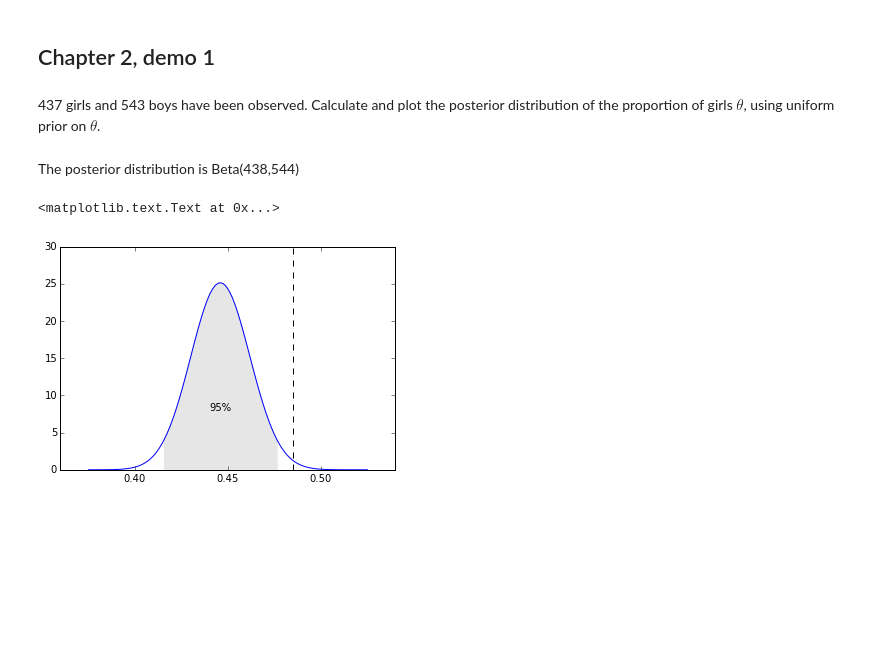
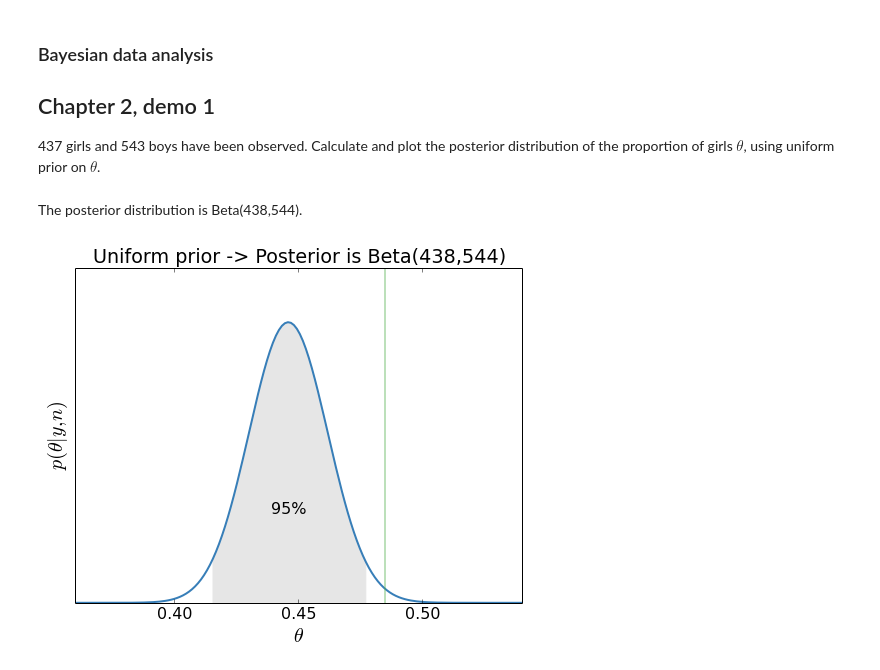
Before and after one commit to avehtari/BDA_py_demos, a Jupyter notebook: demos_ch2/demo2_1.ipynb, the cells around one changed output. Cells and saved outputs as stored; diff of their text form; code cells hidden in the pictures; blank space fills up the shorter version.

Commit message:
Make ch2 demos more pretty

```diff
--- a/demos_ch2/demo2_1.ipynb
+++ b/demos_ch2/demo2_1.ipynb
@@ -3,6 +1,7 @@
-# %% [markdown]
-## Chapter 2, demo 1
 # %% [markdown]
+### Bayesian data analysis
+## Chapter 2, demo 1
+
 437 girls and 543 boys have been observed. Calculate and plot the posterior distribution of the proportion of girls $\theta $, using
 uniform prior on $\theta $.
 # %%
@@ -16,29 +15,45 @@ import matplotlib.pyplot as plt
 import numpy as np
 # Scipy contains various scietific tools, such as beta distribution
 from scipy.stats import beta
+# %%
+# Edit default plot settings (colours from colorbrewer2.org)
+plt.rc('figure', figsize=(8,6))
+plt.rc('font', size=16)
+plt.rc('lines', color='#377eb8', linewidth=2)
+plt.rc('axes', color_cycle=('#377eb8','#e41a1c','#4daf4a',
+                            '#984ea3','#ff7f00','#ffff33'))
 # %% [markdown]
-The posterior distribution is Beta(438,544)
+The posterior distribution is Beta(438,544).
 # %%
-# Create grid of 100 points from 0.375 to 0.525
-x = np.linspace(0.375, 0.525, 100)
+# Create grid of 150 points from 0.36 to 0.54
+x = np.linspace(0.36, 0.54, 150)
 # Freeze a beta distribution object with given parameters
 dist = beta(438, 544)
 # Probability density function at x
 pd = dist.pdf(x)
 
 # Plot pd
 plt.plot(x, pd)
 
-# Plot proportion of girl babies in general population
-plt.axvline(0.485, color='k', linestyle='--')
+# Plot proportion of girl babies in general population as a vertical line
+plt.axvline(0.485, color='#4daf4a', linewidth=1.5, alpha=0.5)
 
 # Find the points in x that are between 2.5% and 97.5% quantile
 # dist.ppf is percent point function (inverse of cdf)
 x_95_idx = (x > dist.ppf(0.025)) & (x < dist.ppf(0.975))
-# Shade the 95% central interval
-plt.fill_between(x[x_95_idx], pd[x_95_idx], color=[0.9,0.9,0.9])
+# Shade the 95% central posterior interval
+plt.fill_between(x[x_95_idx], pd[x_95_idx], color=(0.9,0.9,0.9))
 # Add text into the shaded area
 plt.text(dist.median(), 8, "95%", horizontalalignment='center')
+# Add labels and title
+plt.xlabel(r'$\theta$', fontsize=20)
+plt.ylabel(r'$p(\theta|y,n)$', fontsize=20)
+plt.title('Uniform prior -> Posterior is Beta(438,544)')
+# Remove ticks from the y-axis
+plt.yticks(())
+# Scale x-axis to the data.
+# N.B. The last semicolon is here just to prevent ipython notebook
+# from displaying the return value of the last command.
+plt.autoscale(axis='x', tight=True);
 # %% [output]
-<matplotlib.text.Text at 0x...>
-[figure, old version]
+[figure, new version]
```
Also changed, not shown: parts of 1 cell of this notebook, 7 other files.
